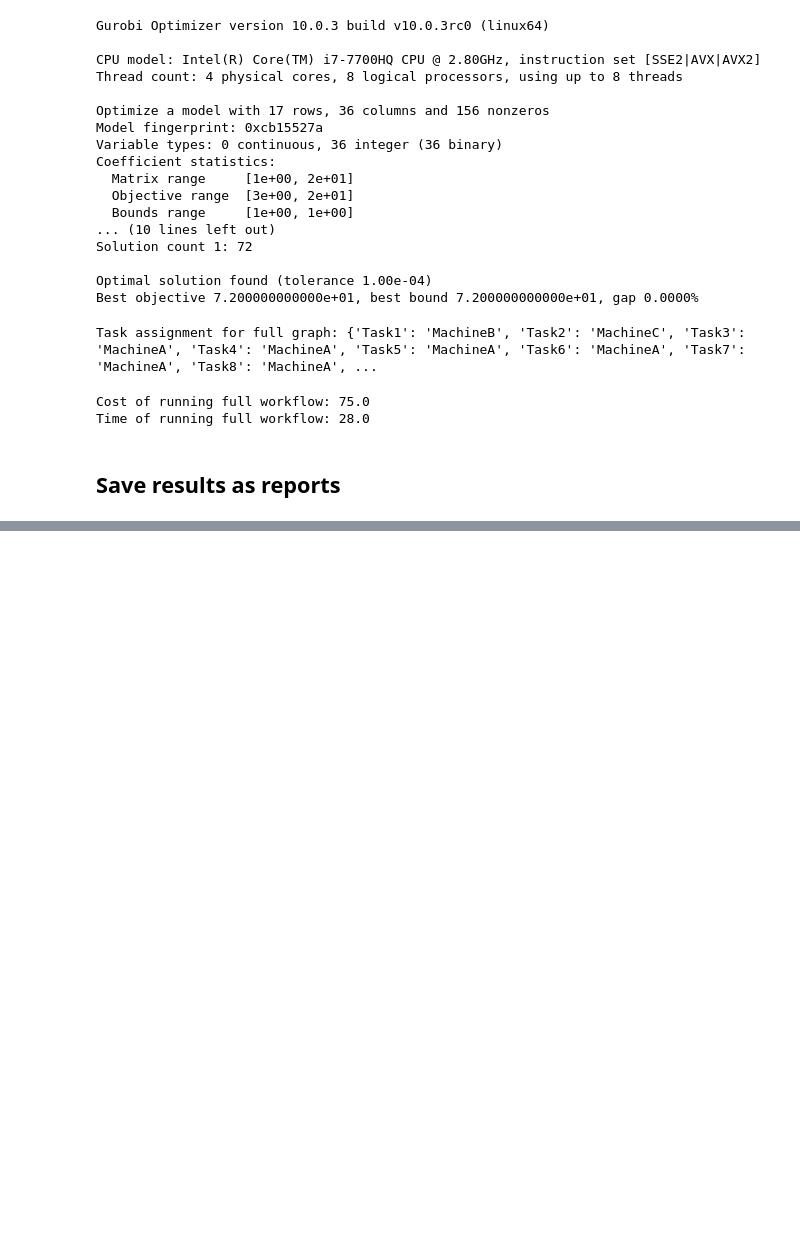
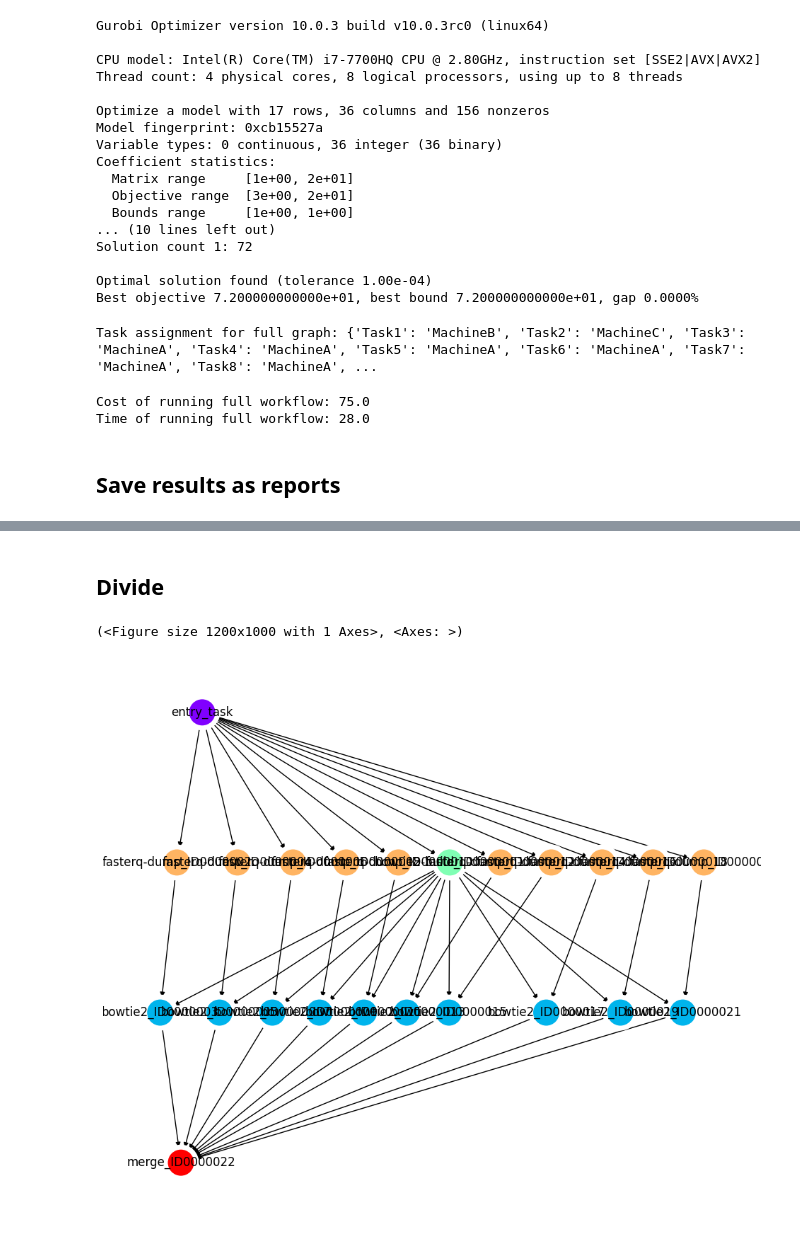
Before and after one commit to mkroczek/QHyper, a Jupyter notebook: demo/Division_method_Gurobi.ipynb, the cells around one changed output, grey strips where cells are left out. Cells and saved outputs as stored; diff of their text form; code cells hidden in the pictures; blank space fills up the shorter version.

Commit message:
Implement adding entry and exit task

```diff
--- a/demo/Division_method_Gurobi.ipynb
+++ b/demo/Division_method_Gurobi.ipynb
@@ -175,0 +220,14 @@ without_division_report.write_json("reports/gurobi_no_division_02_18_24.json")
+# %% [markdown]
+## Divide
+# %%
+tasks_file = "workflows_data/workflows/1000genome_22_tasks.json"
+machines_file = "workflows_data/machines/cyfronet.json"
+deadline = 1000000
+workflow_genome = Workflow(tasks_file, machines_file, deadline)
+# %%
+workflow_genome = wfworkflow_to_qhyper_workflow(preprocess_workflow(workflow_genome), machines_file, deadline)
+# %%
+draw(workflow_genome.wf_instance.workflow, with_labels=True)
+# %% [output]
+(<Figure size 1200x1000 with 1 Axes>, <Axes: >)
+[figure, added]
```
Also changed, not shown: parts of 17 cells of this notebook, 6 other files.
